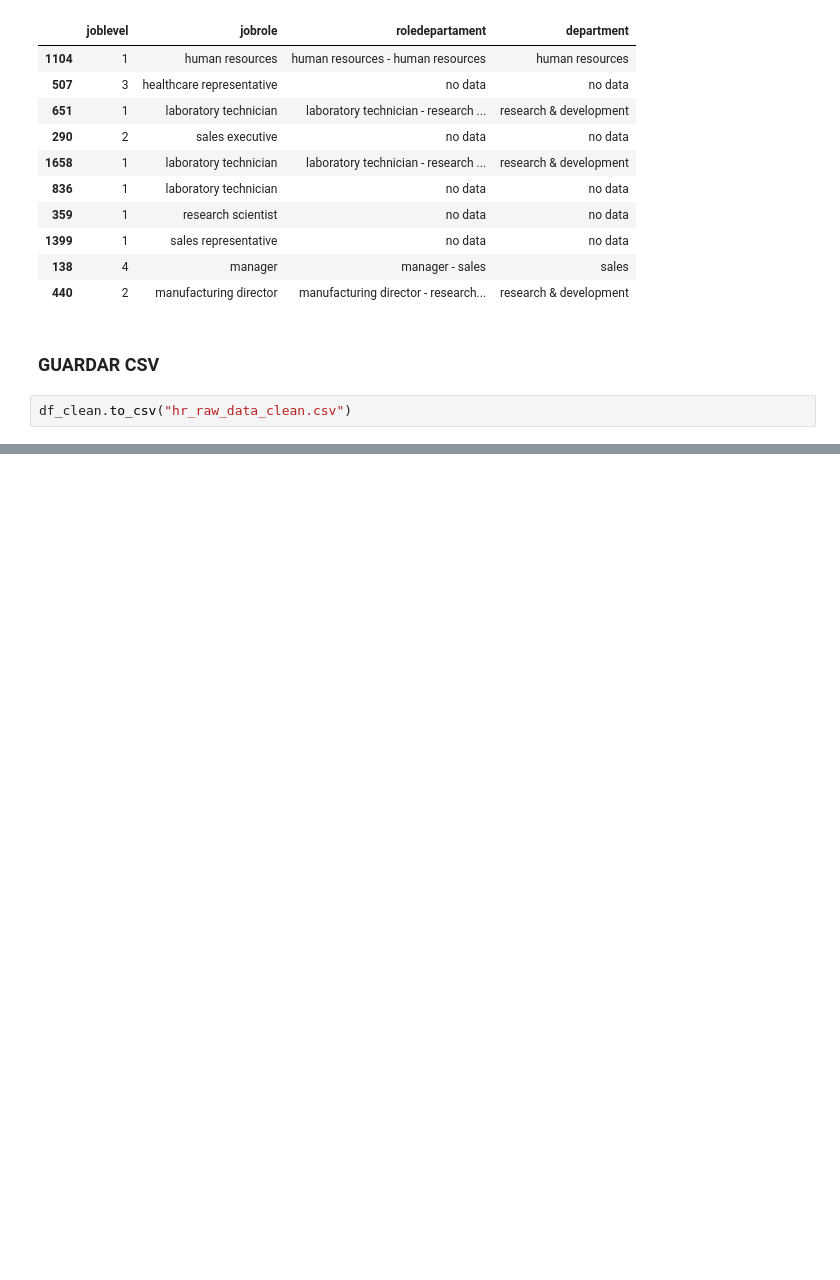
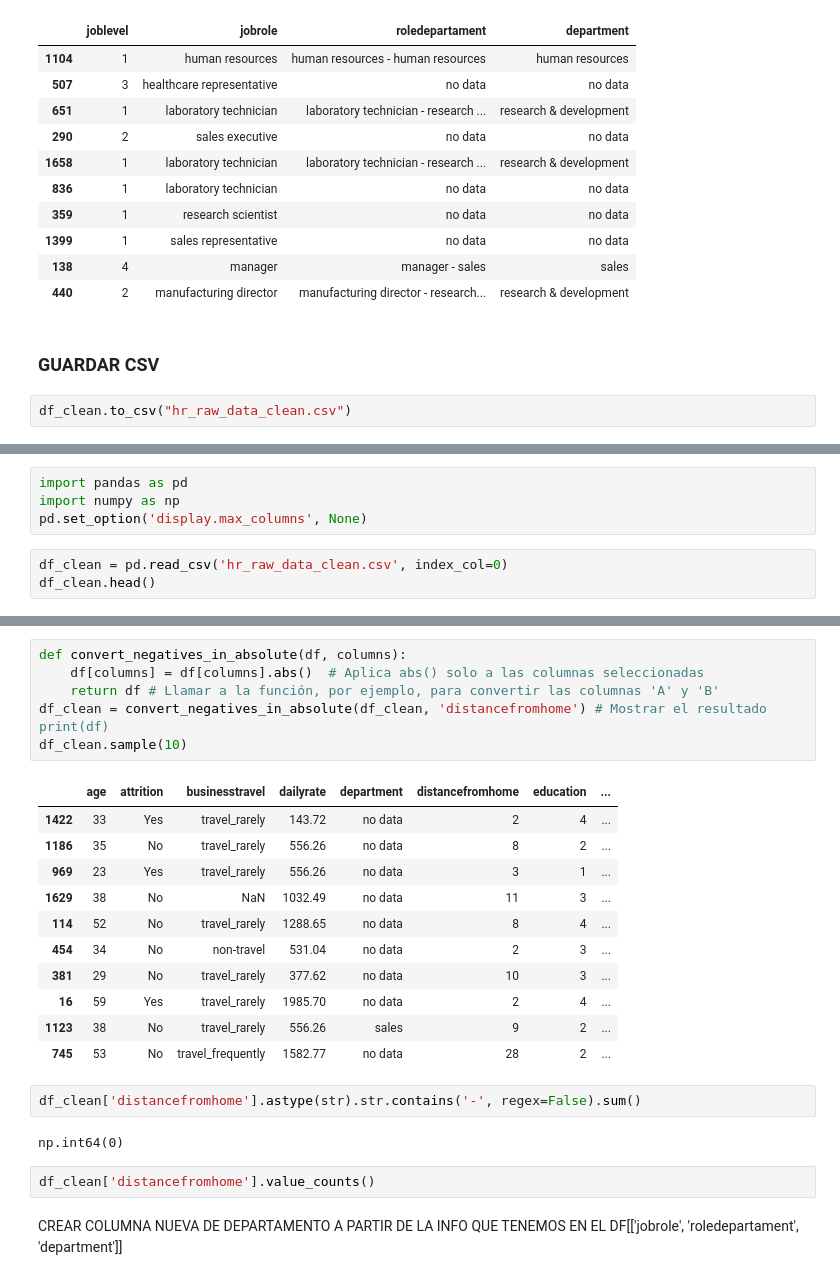
Before and after one commit to FiSaRaff/project-da-promo-k-modulo-3-team-2, a Jupyter notebook: limpieza_datos.ipynb, the cells around one changed output, grey strips where cells are left out. Saved outputs shown, nothing was run; the diff lists cells and outputs as text; blank space fills up the shorter version.

```diff
--- a/limpieza_datos.ipynb
+++ b/limpieza_datos.ipynb
@@ -167,0 +170,7 @@ df_clean.to_csv("hr_raw_data_clean.csv")
+# %%
+import pandas as pd
+import numpy as np
+pd.set_option('display.max_columns', None)
+# %%
+df_clean = pd.read_csv('hr_raw_data_clean.csv', index_col=0)
+df_clean.head()
@@ -167,0 +232,26 @@ df_clean.to_csv("hr_raw_data_clean.csv")
+# %%
+def convert_negatives_in_absolute(df, columns):
+    df[columns] = df[columns].abs()  # Aplica abs() solo a las columnas seleccionadas
+    return df # Llamar a la función, por ejemplo, para convertir las columnas 'A' y 'B'
+df_clean = convert_negatives_in_absolute(df_clean, 'distancefromhome') # Mostrar el resultado print(df)
+df_clean.sample(10)
+# %% [output]
+|  | age | attrition | businesstravel | dailyrate | department | distancefromhome | education | ... |
+| 1422 | 33 | Yes | travel_rarely | 143.72 | no data | 2 | 4 | ... |
+| 1186 | 35 | No | travel_rarely | 556.26 | no data | 8 | 2 | ... |
+| 969 | 23 | Yes | travel_rarely | 556.26 | no data | 3 | 1 | ... |
+| 1629 | 38 | No | NaN | 1032.49 | no data | 11 | 3 | ... |
+| 114 | 52 | No | travel_rarely | 1288.65 | no data | 8 | 4 | ... |
+| 454 | 34 | No | non-travel | 531.04 | no data | 2 | 3 | ... |
+| 381 | 29 | No | travel_rarely | 377.62 | no data | 10 | 3 | ... |
+| 16 | 59 | Yes | travel_rarely | 1985.70 | no data | 2 | 4 | ... |
+| 1123 | 38 | No | travel_rarely | 556.26 | sales | 9 | 2 | ... |
+| 745 | 53 | No | travel_frequently | 1582.77 | no data | 28 | 2 | ... |
+# %%
+df_clean['distancefromhome'].astype(str).str.contains('-', regex=False).sum()
+# %% [output]
+np.int64(0)
+# %%
+df_clean['distancefromhome'].value_counts()
+# %% [markdown]
+CREAR COLUMNA NUEVA DE DEPARTAMENTO A PARTIR DE LA INFO QUE TENEMOS EN EL DF[['jobrole', 'roledepartament', 'department']]
```
Also changed, not shown: parts of 18 cells of this notebook, 1 other file.
